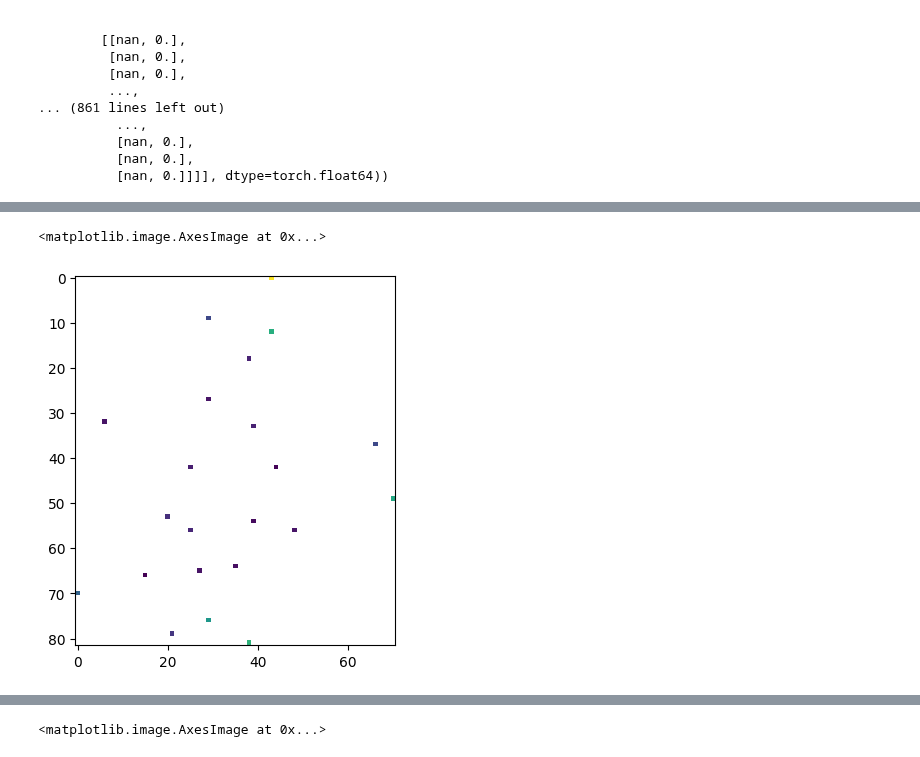
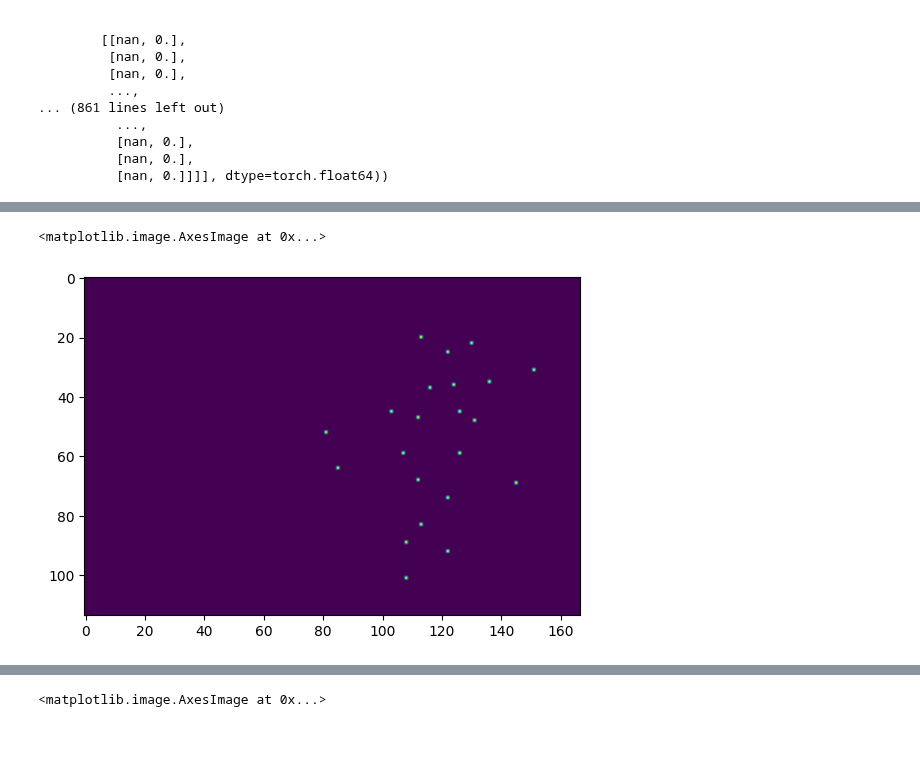
Before and after one commit to Matteo-Salis/physics-guided-gwl, a Jupyter notebook: src/notebooks/meteo_wtd_loader_2D.ipynb, the cells around one changed output, grey strips where cells are left out. Saved outputs shown, nothing was run; the diff lists cells and outputs as text; code cells hidden in the pictures.

```diff
--- a/src/notebooks/meteo_wtd_loader_2D.ipynb
+++ b/src/notebooks/meteo_wtd_loader_2D.ipynb
@@ -37,6 +37,7 @@ xr_xr.to_array().shape
 import torch
 from torch.utils.data import Dataset
 import torch.nn as nn
+import torch.nn.functional as F
 
 class DiscreteDataset(Dataset):
     """Precipitations-TemperatureMin-TemperatureMax dataset."""
@@ -109,6 +110,11 @@ class DiscreteDataset(Dataset):
                                             wtd_df["y"]), crs="EPSG:4326")
         wtd_data_geop = wtd_data_geop[["date","wtd","geometry"]]
 
+        self.minx = self.dtm_roi_downsampled.x.min()
+        self.miny = self.dtm_roi_downsampled.y.min()
+        self.maxx = self.dtm_roi_downsampled.x.max()
+        self.maxy = self.dtm_roi_downsampled.y.max()
+
         rasterized_ds_list = []
         for date_idx in range(len(all_dates)):
 
@@ -117,12 +123,17 @@ class DiscreteDataset(Dataset):
             rasterized_ds = make_geocube(vector_data=vector_ds,
                                         measurements=['wtd'],
                                         output_crs="epsg:4326",
-                                        resolution=(self.dtm_roi_downsampled.rio.transform().a, self.dtm_roi_downsampled.rio.transform().e))
+                                        resolution=(self.dtm_roi_downsampled.rio.transform().a, self.dtm_roi_downsampled.rio.transform().e),
+                                        # Global extent in degrees of longitude and latitude
+                                        geom=box(minx=self.minx, miny=self.miny, maxx=self.maxx, maxy=self.maxy))
 
             rasterized_ds_list.append(rasterized_ds)
 
         self.wtd_data_raserized = xarray.concat(rasterized_ds_list, dim = "time")
         self.wtd_data_raserized = self.wtd_data_raserized.assign_coords({"time": all_dates})
+
+        self.wtd_data_raserized = self.wtd_data_raserized.reindex(y=list(reversed(self.wtd_data_raserized.y)))
+        self.wtd_data_raserized = self.wtd_data_raserized.reindex(x=list(reversed(self.wtd_data_raserized.x)))
 
     def __len__(self):
         return len(self.wtd_data_raserized["wtd"]) - self.timesteps
@@ -194,5 +256,5 @@ Sizes: torch.Size([82, 71, 2]) - torch.Size([10, 90, 9, 12]) - torch.Size([90, 8
 # %%
-plt.imshow(x[:,:,0])
+plt.imshow(x[:,:,1])
 # %% [output]
 <matplotlib.image.AxesImage at 0x...>
-[figure, old version]
+[figure, new version]
```
Also changed, not shown: parts of 30 cells of this notebook.
